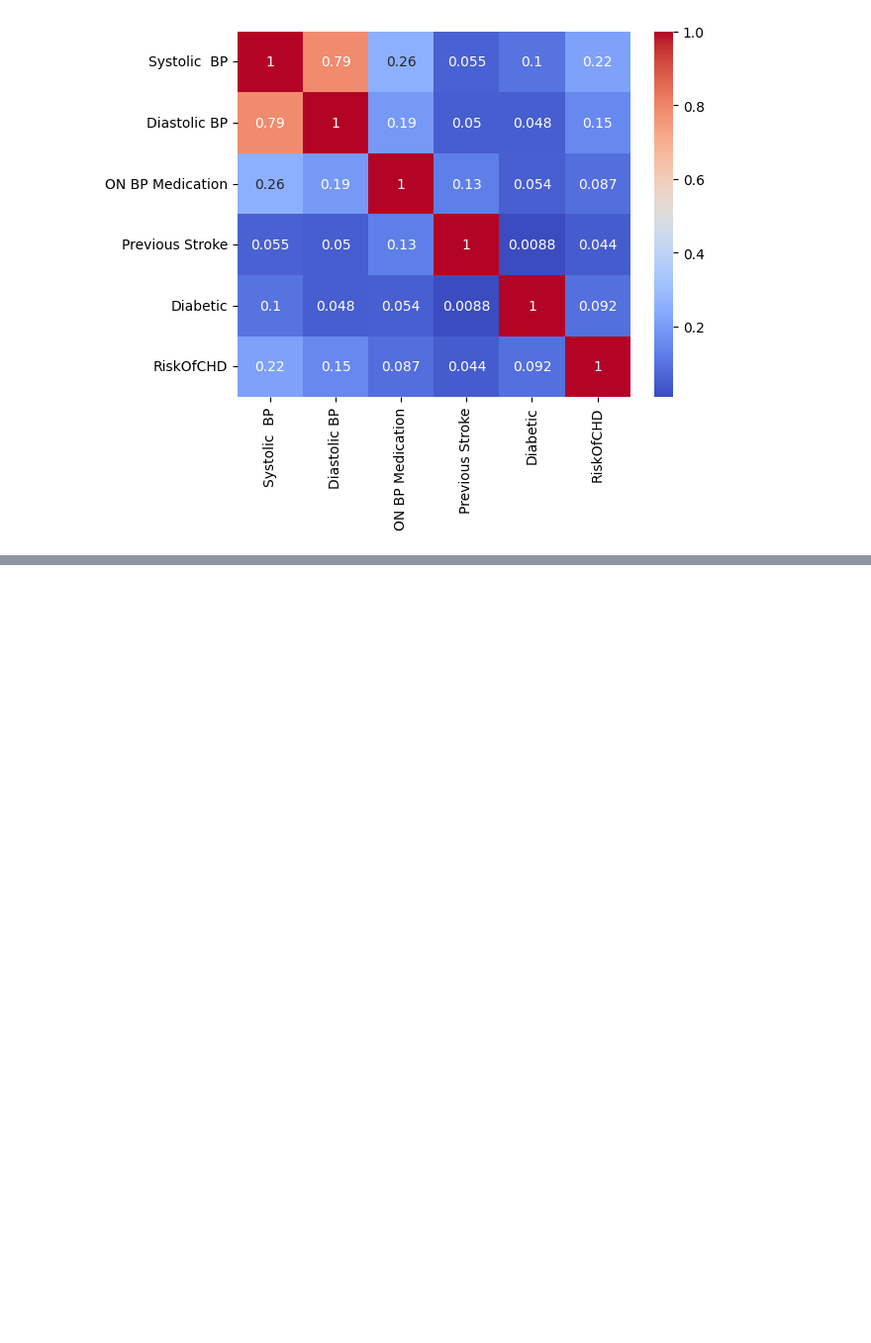
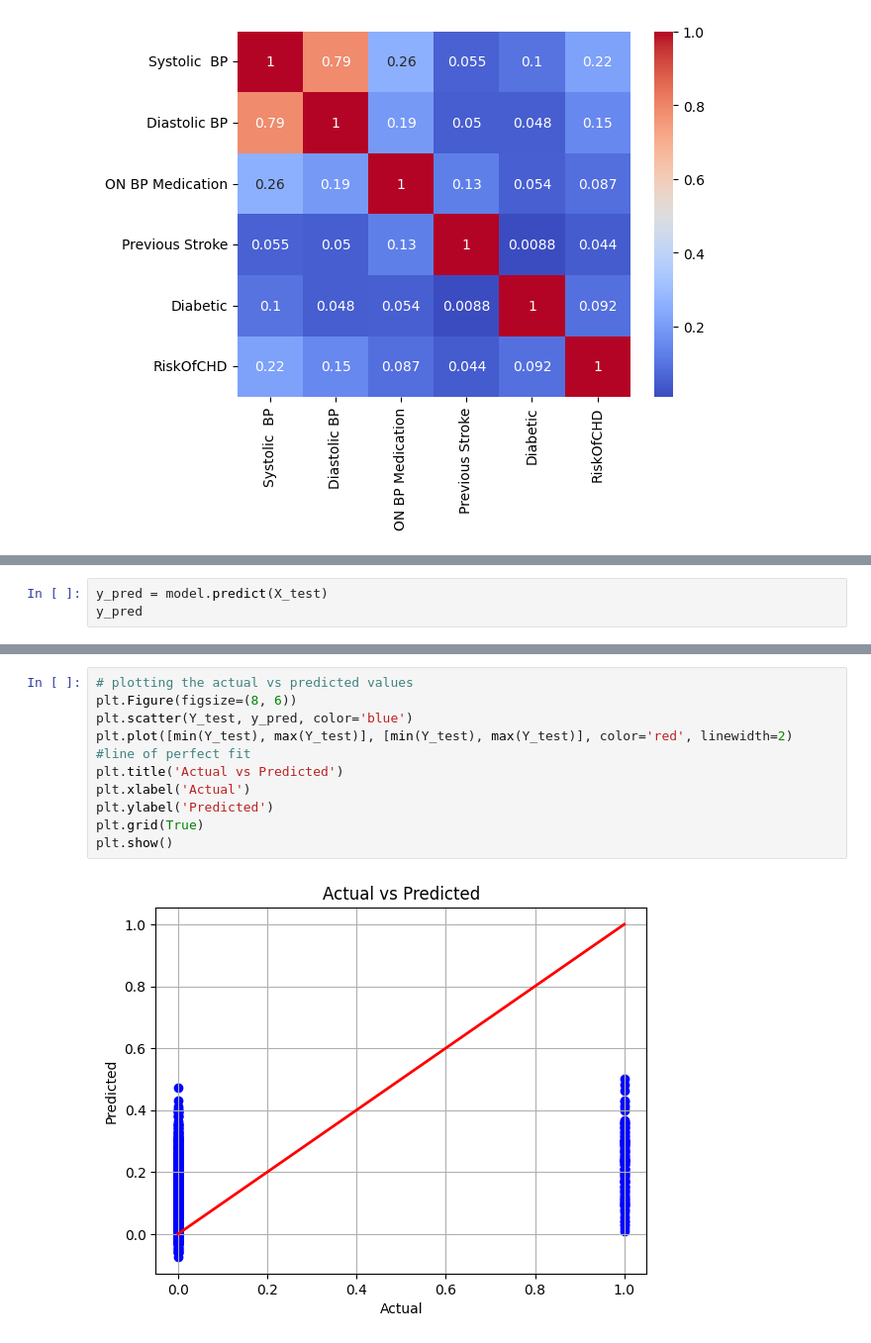
Before and after one commit to sathya6055/Machine-Learning, a Jupyter notebook: Miltivarite Regression/Heartattack_pred.ipynb, the cells around one changed output, grey strips where cells are left out. Shown at 99% size. Saved outputs shown, nothing was run; the diff lists cells and outputs as text; blank space fills up the shorter version.

```diff
--- a/Miltivarite Regression/Heartattack_pred.ipynb
+++ b/Miltivarite Regression/Heartattack_pred.ipynb
@@ -186,0 +250,3 @@ plt.show()
+# %%
+y_pred = model.predict(X_test)
+y_pred
@@ -186,0 +304,12 @@ plt.show()
+# %%
+# plotting the actual vs predicted values
+plt.Figure(figsize=(8, 6))
+plt.scatter(Y_test, y_pred, color='blue')
+plt.plot([min(Y_test), max(Y_test)], [min(Y_test), max(Y_test)], color='red', linewidth=2)  #line of perfect fit
+plt.title('Actual vs Predicted')
+plt.xlabel('Actual')
+plt.ylabel('Predicted')
+plt.grid(True)
+plt.show()
+# %% [output]
+[figure, added]
```
Also changed, not shown: parts of 17 cells of this notebook, 2 other files.
